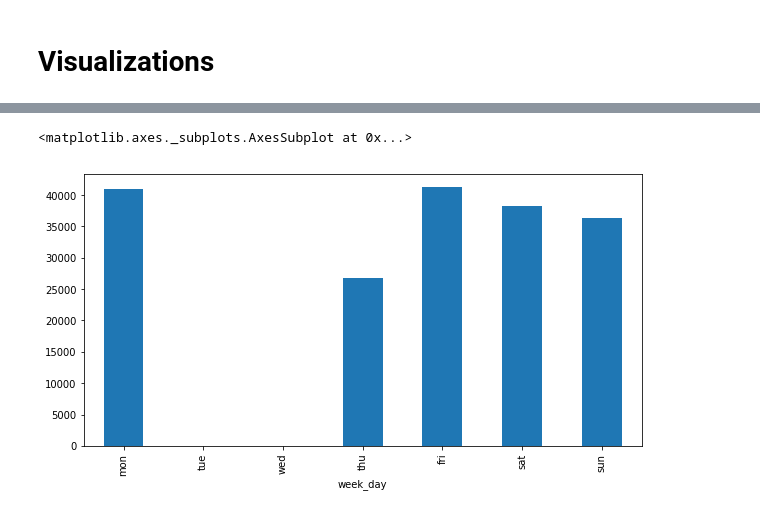
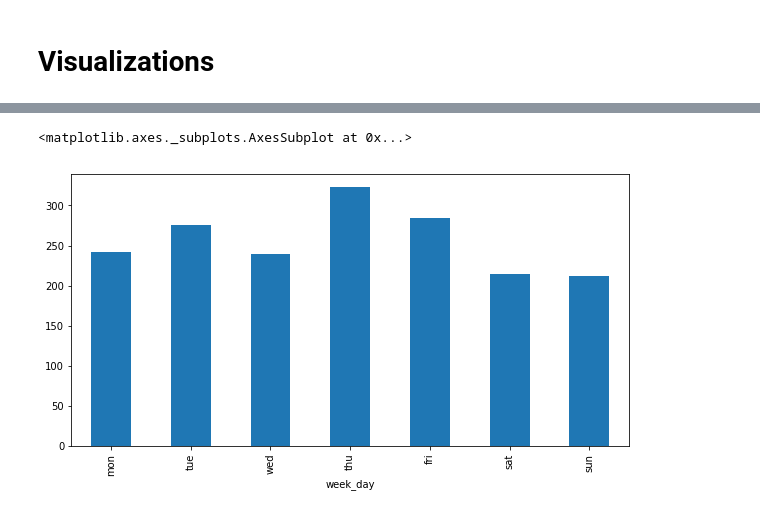
Before and after one commit to brandonapon/birdwatcher, a Jupyter notebook: Data Analysis.ipynb, the cells around one changed output, grey strips where cells are left out. Cells and saved outputs as stored; diff of their text form; code cells hidden in the pictures.

```diff
--- a/Data Analysis.ipynb
+++ b/Data Analysis.ipynb
@@ -8,7 +8,7 @@ from datetime import datetime
 # %%
 mplt.register_api_key('AIzaSyBmjHKY0e0z090bBg4-qXFpKW4XbdBr2RM')
 # %%
-df = pd.read_csv("/Users/vivekpradhan/Desktop/output.csv")
+df = pd.read_csv("api/bird_unofficial_api/csv_output.csv")
 # %%
 # Preprocessing and adding date columns
 days = ['mon', 'tue', 'wed', 'thu', 'fri', 'sat', 'sun']
@@ -44,6 +44,6 @@ date_df = df.groupby('date_string').count()
 # %%
 # Group data by week day
-week_day_df = df.groupby('week_day').count()
+week_day_df = df.groupby('week_day')['id'].nunique()
 week_day_df = week_day_df.reindex(index = days) #To have the same order as we define in days
 # %% [markdown]
 # Visualizations
@@ -63,5 +63,5 @@ date_df['id'].plot(kind='bar',figsize=(10,5))
 # %%
-week_day_df['id'].plot(kind='bar',figsize=(10,5))
+week_day_df.plot(kind='bar',figsize=(10,5))
 # %% [output]
 <matplotlib.axes._subplots.AxesSubplot at 0x...>
-[figure, old version]
+[figure, new version]
```
Also changed, not shown: parts of 7 cells of this notebook.
